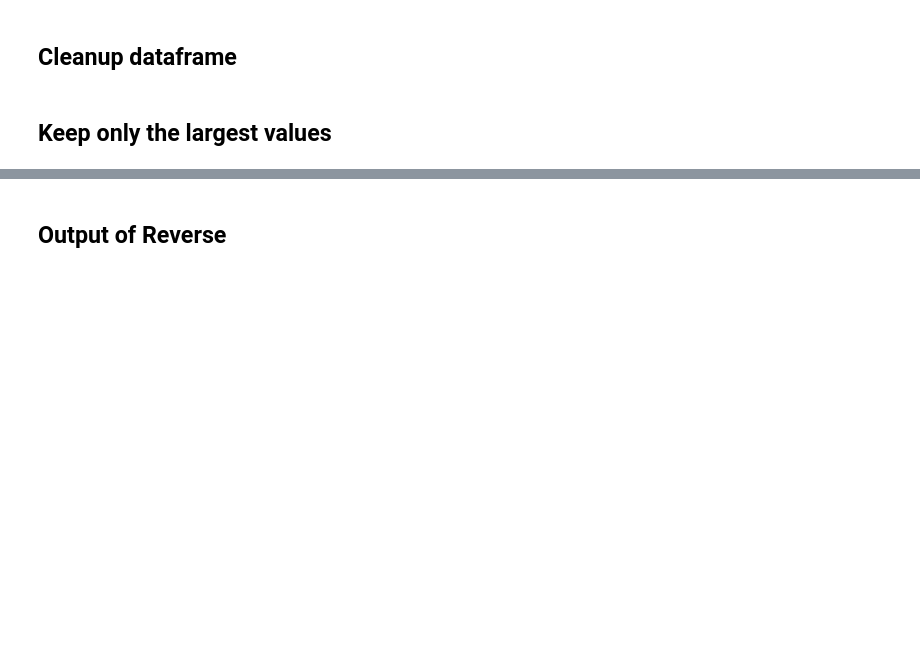
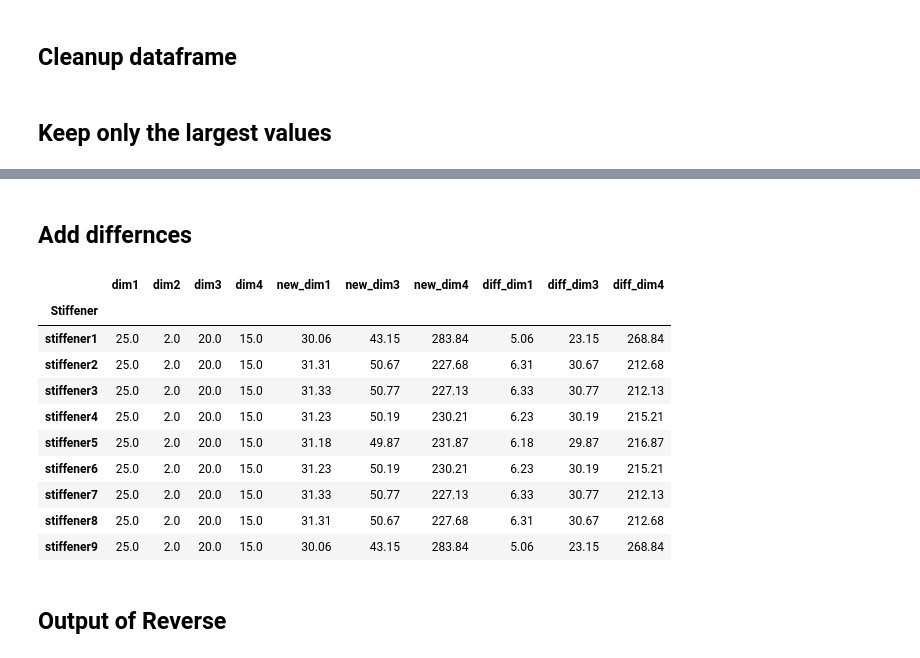
Before and after one commit to fabianober/tum-ase-project-2025-1_2, a Jupyter notebook: prototyping_notebooks/task_1f.ipynb, the cells around one changed output, grey strips where cells are left out. Cells and saved outputs as stored; diff of their text form; code cells hidden in the pictures; blank space fills up the shorter version.

```diff
--- a/prototyping_notebooks/task_1f.ipynb
+++ b/prototyping_notebooks/task_1f.ipynb
@@ -520,13 +535,13 @@ updateDF = updateDF.drop(['Volume' ,'thickness' , 'sigma_XX_avg', 'I_yy',  'area
 # %% [markdown]
 ## Keep only the largest values
 # %%
-updateDF = updateDF.groupby('stiffener').agg({
+updateDF = updateDF.groupby('Stiffener').agg({
     'dim1': 'max',
     'dim2': 'max',
     'dim3': 'max',
     'dim4': 'max',
     'new_dim1': 'max',
-    'new_dim2': 'max',
     'new_dim3': 'max',
     'new_dim4': 'max'
 })
+updateDF
@@ -533,3 +560,30 @@ updateDF = updateDF.groupby('stiffener').agg({
+# %% [markdown]
+## Add differnces
+# %%
+updateDF['diff_dim1'] = (updateDF['new_dim1'] - updateDF['dim1']).astype(float)
+updateDF['diff_dim3'] = (updateDF['new_dim3'] - updateDF['dim3']). astype(float)
+updateDF['diff_dim4'] = (updateDF['new_dim4'] - updateDF['dim4']).astype(float)
+
+#Convert type
+updateDF['new_dim1'] = updateDF['new_dim1'].astype(float)
+updateDF['new_dim3'] = updateDF['new_dim3'].astype(float)
+updateDF['new_dim4'] = updateDF['new_dim4'].astype(float)
+
+
+updateDF = updateDF.round(rounding_digits)
+updateDF
+# %% [output]
+|  | dim1 | dim2 | dim3 | dim4 | new_dim1 | new_dim3 | new_dim4 | diff_dim1 | diff_dim3 | diff_dim4 |
+| Stiffener |  |  |  |  |  |  |  |  |  |  |
+| stiffener1 | 25.0 | 2.0 | 20.0 | 15.0 | 30.06 | 43.15 | 283.84 | 5.06 | 23.15 | 268.84 |
+| stiffener2 | 25.0 | 2.0 | 20.0 | 15.0 | 31.31 | 50.67 | 227.68 | 6.31 | 30.67 | 212.68 |
+| stiffener3 | 25.0 | 2.0 | 20.0 | 15.0 | 31.33 | 50.77 | 227.13 | 6.33 | 30.77 | 212.13 |
+| stiffener4 | 25.0 | 2.0 | 20.0 | 15.0 | 31.23 | 50.19 | 230.21 | 6.23 | 30.19 | 215.21 |
+| stiffener5 | 25.0 | 2.0 | 20.0 | 15.0 | 31.18 | 49.87 | 231.87 | 6.18 | 29.87 | 216.87 |
+| stiffener6 | 25.0 | 2.0 | 20.0 | 15.0 | 31.23 | 50.19 | 230.21 | 6.23 | 30.19 | 215.21 |
+| stiffener7 | 25.0 | 2.0 | 20.0 | 15.0 | 31.33 | 50.77 | 227.13 | 6.33 | 30.77 | 212.13 |
+| stiffener8 | 25.0 | 2.0 | 20.0 | 15.0 | 31.31 | 50.67 | 227.68 | 6.31 | 30.67 | 212.68 |
+| stiffener9 | 25.0 | 2.0 | 20.0 | 15.0 | 30.06 | 43.15 | 283.84 | 5.06 | 23.15 | 268.84 |
 # %% [markdown]
 ## Output of Reverse
 # %%
```
Also changed, not shown: parts of 23 cells of this notebook, 6 other files.
